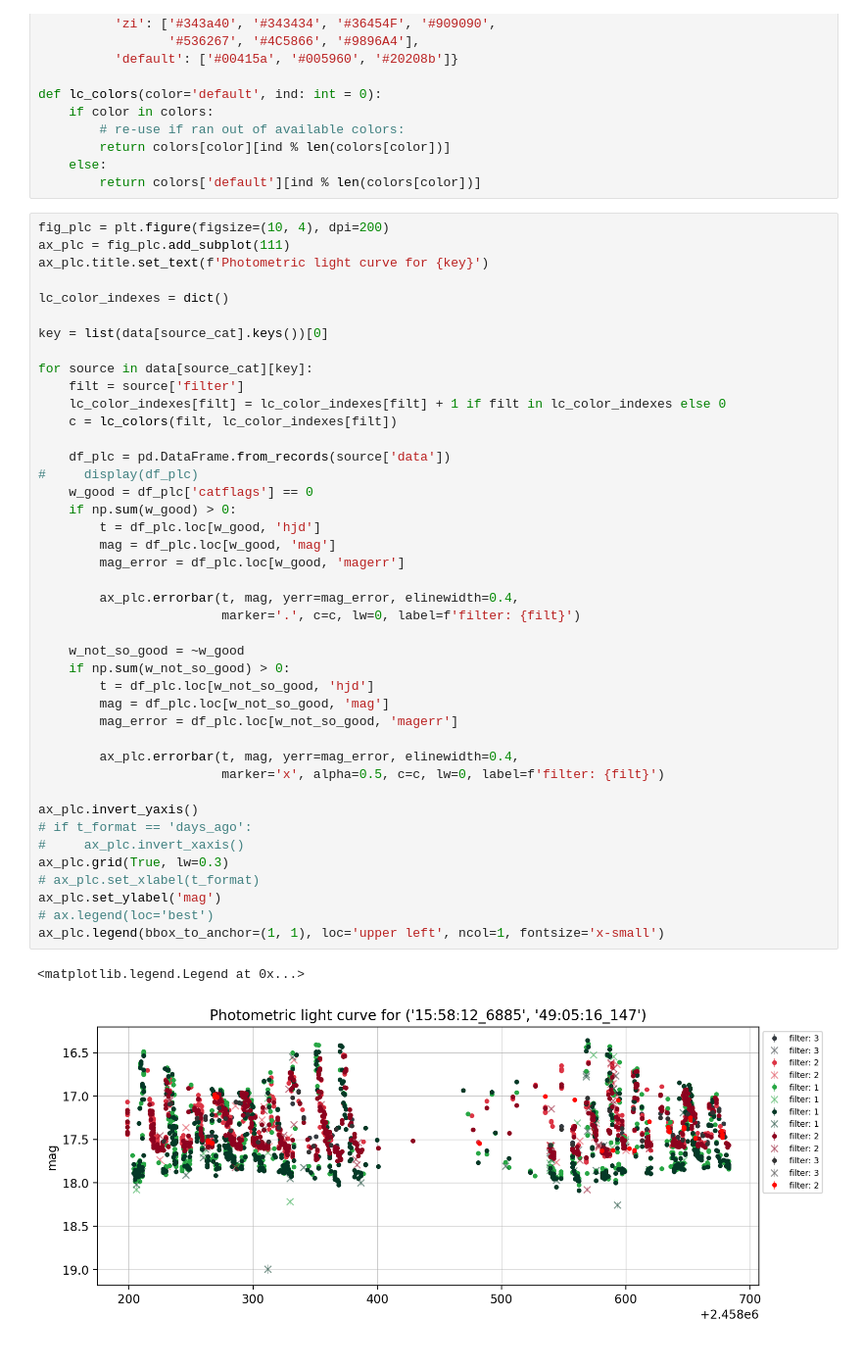
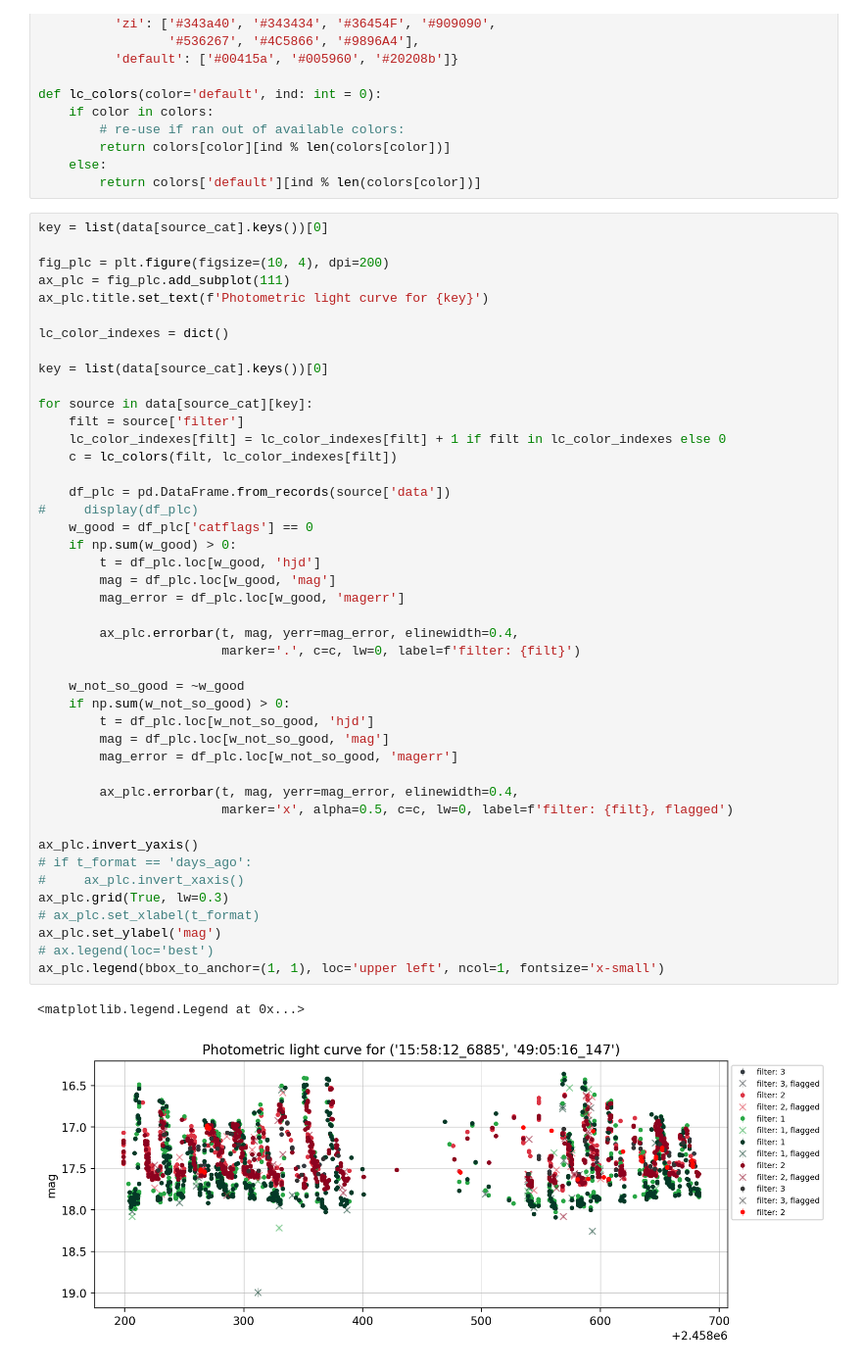
Before and after one commit to dmitryduev/kowalski-archived, a Jupyter notebook: nb/ztf.ipynb, the cells around one changed output. Shown at 98% size. Drawn from its saved outputs; the diff is of its cells as text.

Commit message:
wip: ZTF data nb

```diff
--- a/nb/ztf.ipynb
+++ b/nb/ztf.ipynb
@@ -669,6 +679,8 @@ def lc_colors(color='default', ind: int = 0):
     else:
         return colors['default'][ind % len(colors[color])]
 # %%
+key = list(data[source_cat].keys())[0]
+
 fig_plc = plt.figure(figsize=(10, 4), dpi=200)
 ax_plc = fig_plc.add_subplot(111)
 ax_plc.title.set_text(f'Photometric light curve for {key}')
@@ -684,32 +696,32 @@ for source in data[source_cat][key]:
 
     df_plc = pd.DataFrame.from_records(source['data'])
 #     display(df_plc)
     w_good = df_plc['catflags'] == 0
     if np.sum(w_good) > 0:
         t = df_plc.loc[w_good, 'hjd']
         mag = df_plc.loc[w_good, 'mag']
         mag_error = df_plc.loc[w_good, 'magerr']
 
         ax_plc.errorbar(t, mag, yerr=mag_error, elinewidth=0.4,
                         marker='.', c=c, lw=0, label=f'filter: {filt}')
 
     w_not_so_good = ~w_good
     if np.sum(w_not_so_good) > 0:
         t = df_plc.loc[w_not_so_good, 'hjd']
         mag = df_plc.loc[w_not_so_good, 'mag']
         mag_error = df_plc.loc[w_not_so_good, 'magerr']
 
         ax_plc.errorbar(t, mag, yerr=mag_error, elinewidth=0.4,
-                        marker='x', alpha=0.5, c=c, lw=0, label=f'filter: {filt}')
+                        marker='x', alpha=0.5, c=c, lw=0, label=f'filter: {filt}, flagged')
 
 ax_plc.invert_yaxis()
 # if t_format == 'days_ago':
 #     ax_plc.invert_xaxis()
 ax_plc.grid(True, lw=0.3)
 # ax_plc.set_xlabel(t_format)
 ax_plc.set_ylabel('mag')
 # ax.legend(loc='best')
 ax_plc.legend(bbox_to_anchor=(1, 1), loc='upper left', ncol=1, fontsize='x-small')
 # %% [output]
 <matplotlib.legend.Legend at 0x...>
-[figure, old version]
+[figure, new version]
```
Also changed, not shown: parts of 3 cells of this notebook.
